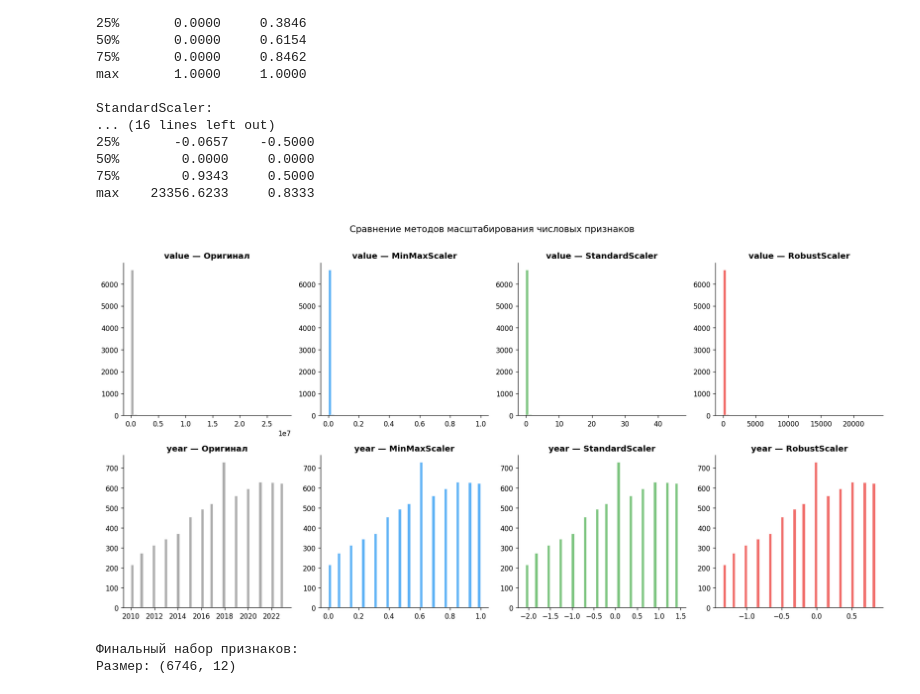
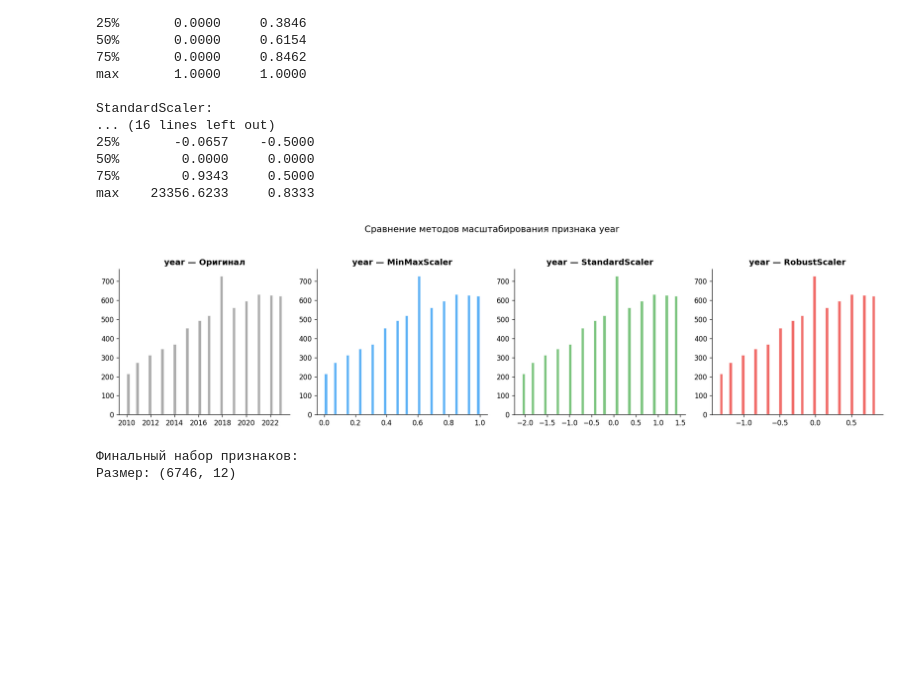
Before and after one commit to hey-acti0n/TMO, a Jupyter notebook: IEA_EV_Preprocessing.ipynb, the cells around one changed output. Drawn from its saved outputs; the diff is of its cells as text; code cells hidden in the pictures; blank space fills up the shorter version.

```diff
--- a/IEA_EV_Preprocessing.ipynb
+++ b/IEA_EV_Preprocessing.ipynb
@@ -353,25 +342,26 @@ StandardScaler:
 75%        0.9343     0.5000
 max    23356.6233     0.8333
 # %%
-fig, axes = plt.subplots(2, 4, figsize=(16, 8))
+# Оставляем графики только по 'year'
+fig, axes = plt.subplots(1, 4, figsize=(16, 4))
 colors = ['#9E9E9E', '#42A5F5', '#66BB6A', '#EF5350']
 
-for col_i, col in enumerate(numeric_cols):
-    # оригинал
-    axes[col_i, 0].hist(X_num[col], bins=50, color=colors[0], edgecolor='white', alpha=0.85)
-    axes[col_i, 0].set_title(f'{col} — Оригинал', fontweight='bold')
+col = 'year'
+# оригинал
+axes[0].hist(X_num[col], bins=50, color=colors[0], edgecolor='white', alpha=0.85)
+axes[0].set_title(f'{col} — Оригинал', fontweight='bold')
 
-    for scaler_i, (name, result_df) in enumerate(scaled_results.items(), start=1):
-        key = f'{col}_{name[:3]}'
-        axes[col_i, scaler_i].hist(result_df[key], bins=50, color=colors[scaler_i],
-                                    edgecolor='white', alpha=0.85)
-        axes[col_i, scaler_i].set_title(f'{col} — {name}', fontweight='bold')
+for scaler_i, (name, result_df) in enumerate(scaled_results.items(), start=1):
+    key = f'{col}_{name[:3]}'
+    axes[scaler_i].hist(result_df[key], bins=50, color=colors[scaler_i],
+                            edgecolor='white', alpha=0.85)
+    axes[scaler_i].set_title(f'{col} — {name}', fontweight='bold')
 
-plt.suptitle('Сравнение методов масштабирования числовых признаков', fontsize=13, y=1.01)
+plt.suptitle('Сравнение методов масштабирования признака year', fontsize=13, y=1.05)
 plt.tight_layout()
 plt.show()
 # %% [output]
-[figure, old version]
+[figure, new version]
 # %%
 # Итоговый датасет со StandardScaler (рекомендуется для большинства ML-моделей)
 scaler_final = StandardScaler()
```
Also changed, not shown: parts of 4 cells of this notebook.
